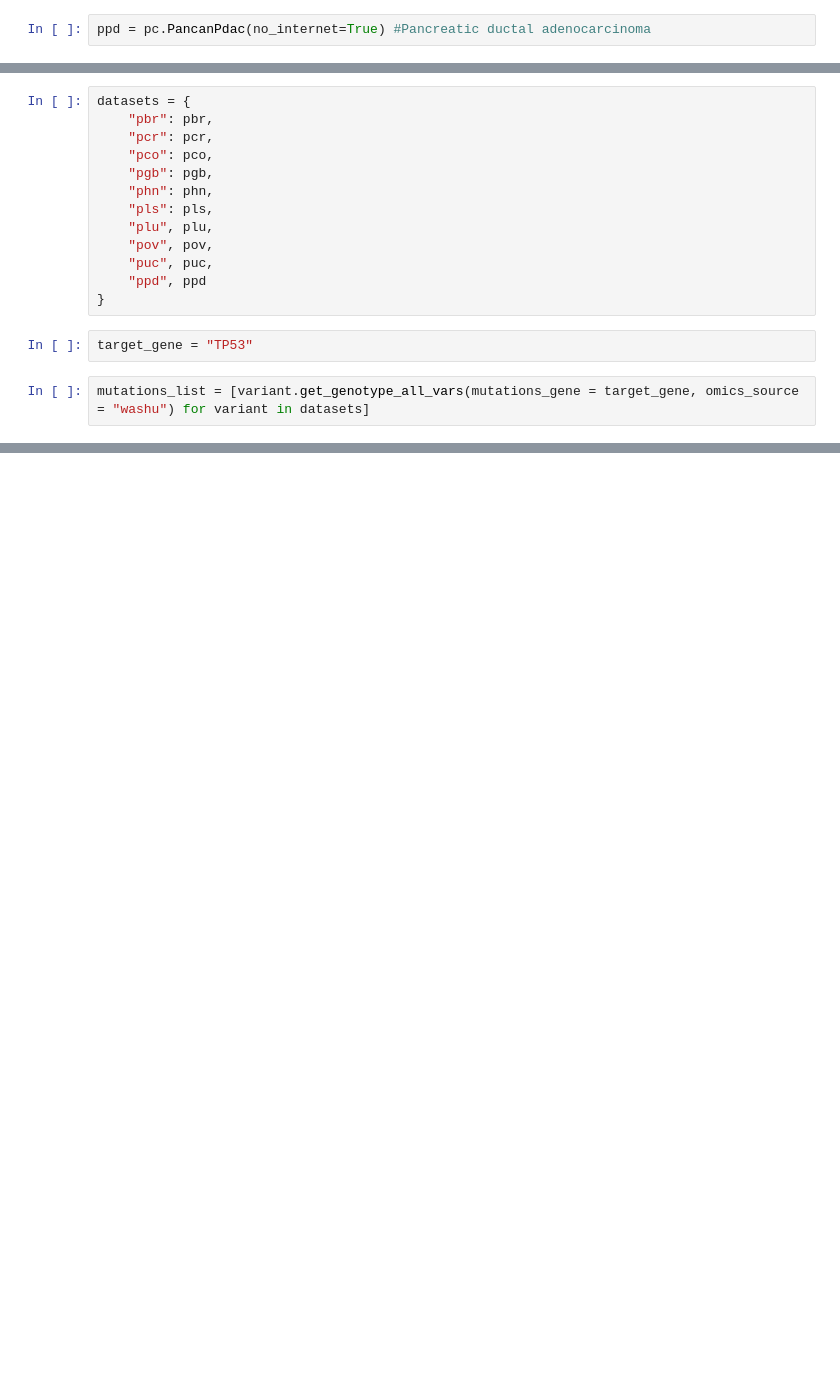
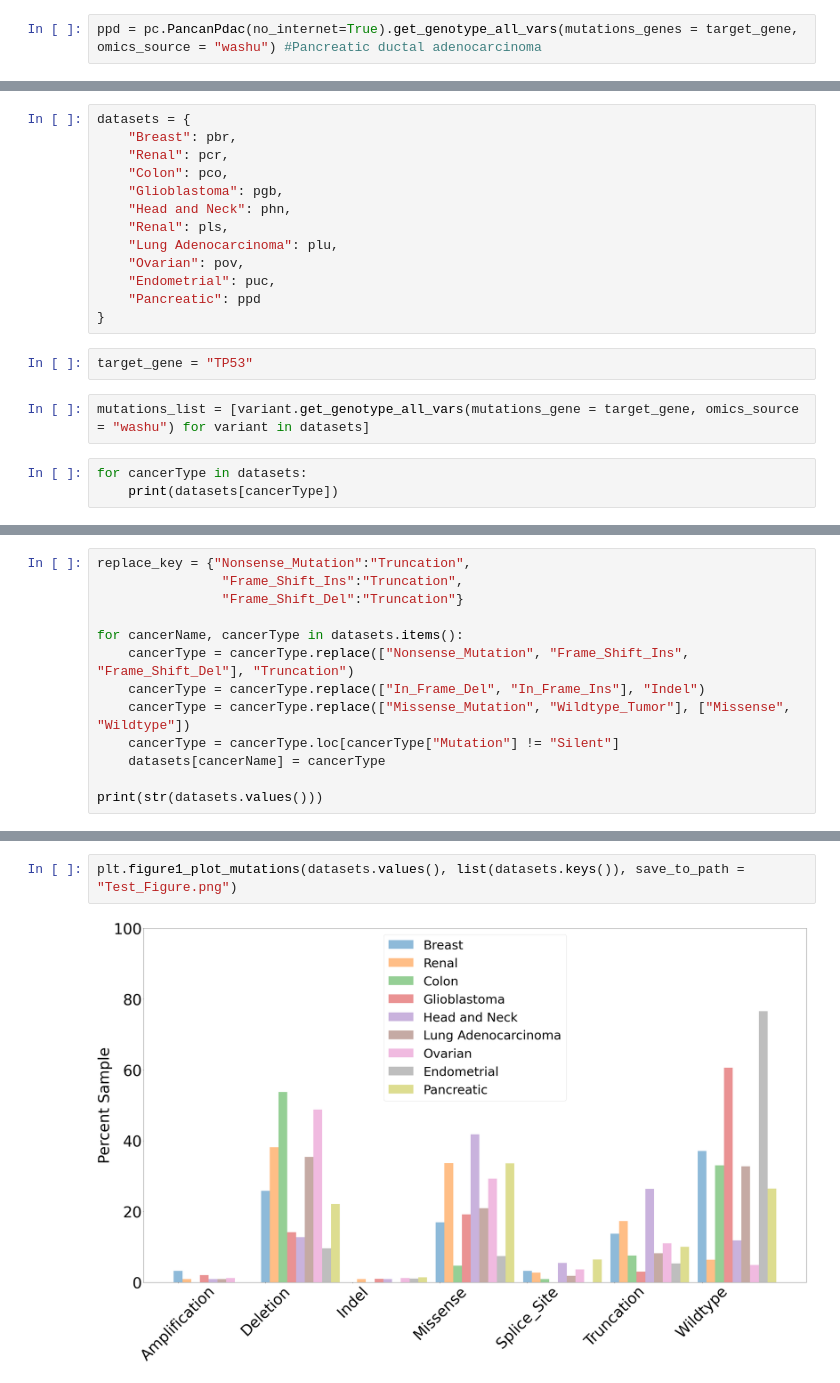
Before and after one commit to PayneLab/WhenMutationsDontMatter, a Jupyter notebook: Pancan/TP53/Mutation_Type_Barchart.ipynb, the cells around one changed output, grey strips where cells are left out. Drawn from its saved outputs; the diff is of its cells as text; blank space fills up the shorter version.

Commit message:
Mutation frequency bar chart for TP53

```diff
--- a/Pancan/TP53/Mutation_Type_Barchart.ipynb
+++ b/Pancan/TP53/Mutation_Type_Barchart.ipynb
@@ -38,2 +119,2 @@ puc = pc.PancanUcec(no_internet=True) #Uterine Corpus Endometrial Carcinoma
 # %%
-ppd = pc.PancanPdac(no_internet=True) #Pancreatic ductal adenocarcinoma
+ppd = pc.PancanPdac(no_internet=True).get_genotype_all_vars(mutations_genes = target_gene, omics_source = "washu") #Pancreatic ductal adenocarcinoma
@@ -40,17 +123,20 @@ ppd = pc.PancanPdac(no_internet=True) #Pancreatic ductal adenocarcinoma
 # %%
 datasets = {
-    "pbr": pbr,
-    "pcr": pcr,
-    "pco": pco,
-    "pgb": pgb,
-    "phn": phn,
-    "pls": pls,
-    "plu", plu,
-    "pov", pov,
-    "puc", puc,
-    "ppd", ppd
+    "Breast": pbr,
+    "Renal": pcr,
+    "Colon": pco,
+    "Glioblastoma": pgb,
+    "Head and Neck": phn,
+    "Renal": pls,
+    "Lung Adenocarcinoma": plu,
+    "Ovarian": pov,
+    "Endometrial": puc,
+    "Pancreatic": ppd
 }
 # %%
 target_gene = "TP53"
 # %%
 mutations_list = [variant.get_genotype_all_vars(mutations_gene = target_gene, omics_source = "washu") for variant in datasets]
+# %%
+for cancerType in datasets:
+    print(datasets[cancerType])
@@ -56,0 +161,13 @@ mutations_list = [variant.get_genotype_all_vars(mutations_gene = target_gene, om
+# %%
+replace_key = {"Nonsense_Mutation":"Truncation",
+                "Frame_Shift_Ins":"Truncation",
+                "Frame_Shift_Del":"Truncation"}
+
+for cancerName, cancerType in datasets.items():
+    cancerType = cancerType.replace(["Nonsense_Mutation", "Frame_Shift_Ins", "Frame_Shift_Del"], "Truncation")
+    cancerType = cancerType.replace(["In_Frame_Del", "In_Frame_Ins"], "Indel")
+    cancerType = cancerType.replace(["Missense_Mutation", "Wildtype_Tumor"], ["Missense", "Wildtype"])
+    cancerType = cancerType.loc[cancerType["Mutation"] != "Silent"]
+    datasets[cancerName] = cancerType
+
+print(str(datasets.values()))
@@ -56,0 +192,4 @@ mutations_list = [variant.get_genotype_all_vars(mutations_gene = target_gene, om
+# %%
+plt.figure1_plot_mutations(datasets.values(), list(datasets.keys()), save_to_path = "Test_Figure.png")
+# %% [output]
+[figure, added]
```
Also changed, not shown: parts of 16 cells of this notebook, 4 other files.
